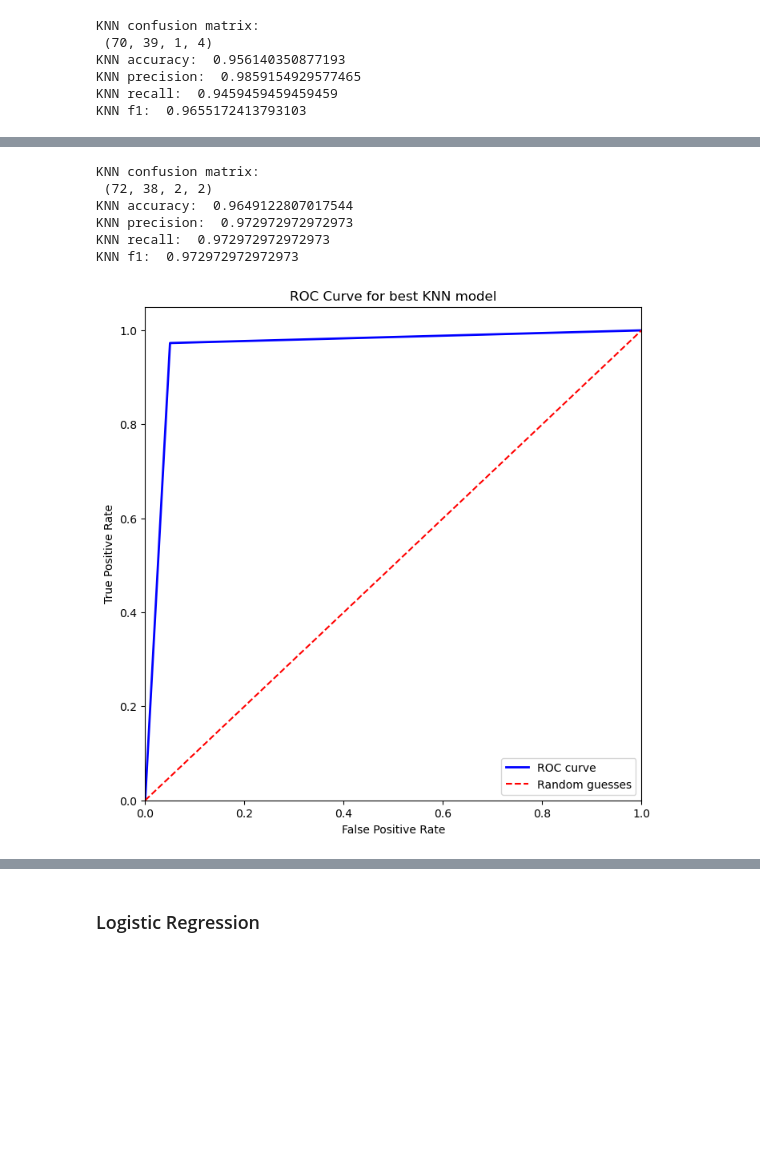
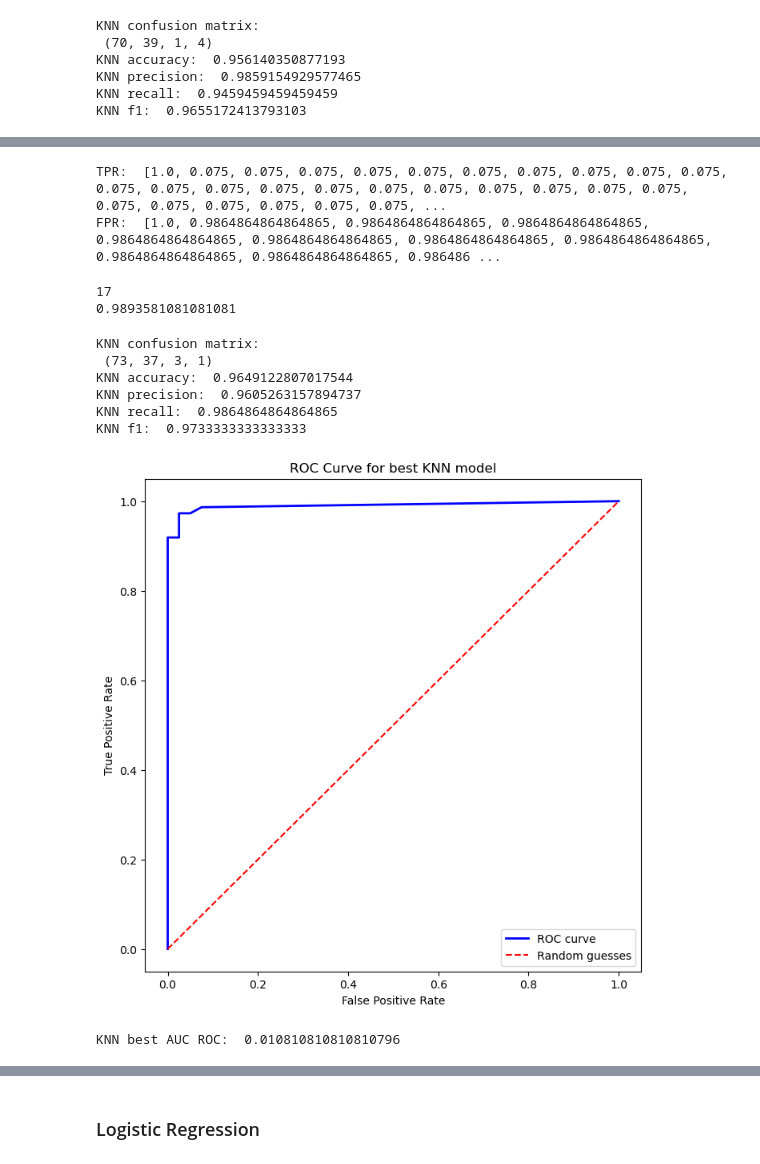
Before and after one commit to maxgubitosi/ML-Classification-Models-from-Scratch, a Jupyter notebook: Problema 1/Problema_1.ipynb, the cells around one changed output, grey strips where cells are left out. Cells and saved outputs as stored; diff of their text form; code cells hidden in the pictures; blank space fills up the shorter version.

```diff
--- a/Problema 1/Problema_1.ipynb
+++ b/Problema 1/Problema_1.ipynb
@@ -225,32 +199,61 @@ Best k:  13
+# %%
+auc_rocs = []
+
+for i in tqdm(range(1, 30)):
+    knn_model = KNN(k=i)
+    knn_model.fit(X_train, y_train)
+    y_pred_knn = knn_model.predict(X_validation)
+
+    TPR, FPR = roc_curve(y_validation, knn_model, X_validation, plot=False)
+    auc_rocs.append(auc_roc(TPR, FPR))
+
+print("TPR: ", TPR)
+print("FPR: ", FPR)
+
+# Find the best k (highest auc_roc and its index)
+best_auc_roc = max(auc_rocs)
+best_k = auc_rocs.index(best_auc_roc)+1
+# %% [output]
+TPR:  [1.0, 0.075, 0.075, 0.075, 0.075, 0.075, 0.075, 0.075, 0.075, 0.075, 0.075, 0.075, 0.075, 0.075, 0.075, 0.075, 0.075, 0.075, 0.075, 0.075, 0.075, 0.075, 0.075, 0.075, 0.075, 0.075, 0.075, 0.075, ...
+FPR:  [1.0, 0.9864864864864865, 0.9864864864864865, 0.9864864864864865, 0.9864864864864865, 0.9864864864864865, 0.9864864864864865, 0.9864864864864865, 0.9864864864864865, 0.9864864864864865, 0.986486 ...
+# %%
+print("best k value: ", best_k)
+print("best k auc_roc: ", best_auc_roc)
+# %% [output]
+17
+0.9893581081081081
 # %%
 # Train the model with the best k and show results in the validation set
 
 knn_best_model = KNN(k=best_k)
 knn_best_model.fit(X_train, y_train)
 
 y_pred_knn = knn_best_model.predict(X_validation)
 knn_confusion_matrix = confusion_matrix(y_validation, y_pred_knn)
 knn_accuracy = accuracy(y_validation, y_pred_knn)
 knn_precision = precision(y_validation, y_pred_knn)
 knn_recall = recall(y_validation, y_pred_knn)
 knn_f1 = f1(y_validation, y_pred_knn)
 
 print("KNN confusion matrix: \n", knn_confusion_matrix)
 print("KNN accuracy: ", knn_accuracy)
 print("KNN precision: ", knn_precision)
 print("KNN recall: ", knn_recall)
 print("KNN f1: ", knn_f1)
 
 # roc curve
-knn_fpr, knn_tpr = roc_curve(y_validation, y_pred_knn, plot=True, model_name='best KNN model')
+knn_fpr, knn_tpr = roc_curve(y_validation, knn_best_model, X_validation, plot=True, model_name='best KNN model')
+knn_best_auc_roc = auc_roc(knn_tpr, knn_fpr)
+print("KNN best AUC ROC: ", knn_best_auc_roc)
 # %% [output]
 KNN confusion matrix:
- (72, 38, 2, 2)
+ (73, 37, 3, 1)
 KNN accuracy:  0.9649122807017544
-KNN precision:  0.972972972972973
-KNN recall:  0.972972972972973
-KNN f1:  0.972972972972973
+KNN precision:  0.9605263157894737
+KNN recall:  0.9864864864864865
+KNN f1:  0.9733333333333333
-[figure, old version]
+[figure, new version]
+KNN best AUC ROC:  0.010810810810810796
 # %%
 # results in the test set
 y_pred_knn = knn_best_model.predict(X_test)
```
Also changed, not shown: parts of 15 cells of this notebook, 2 other files.
